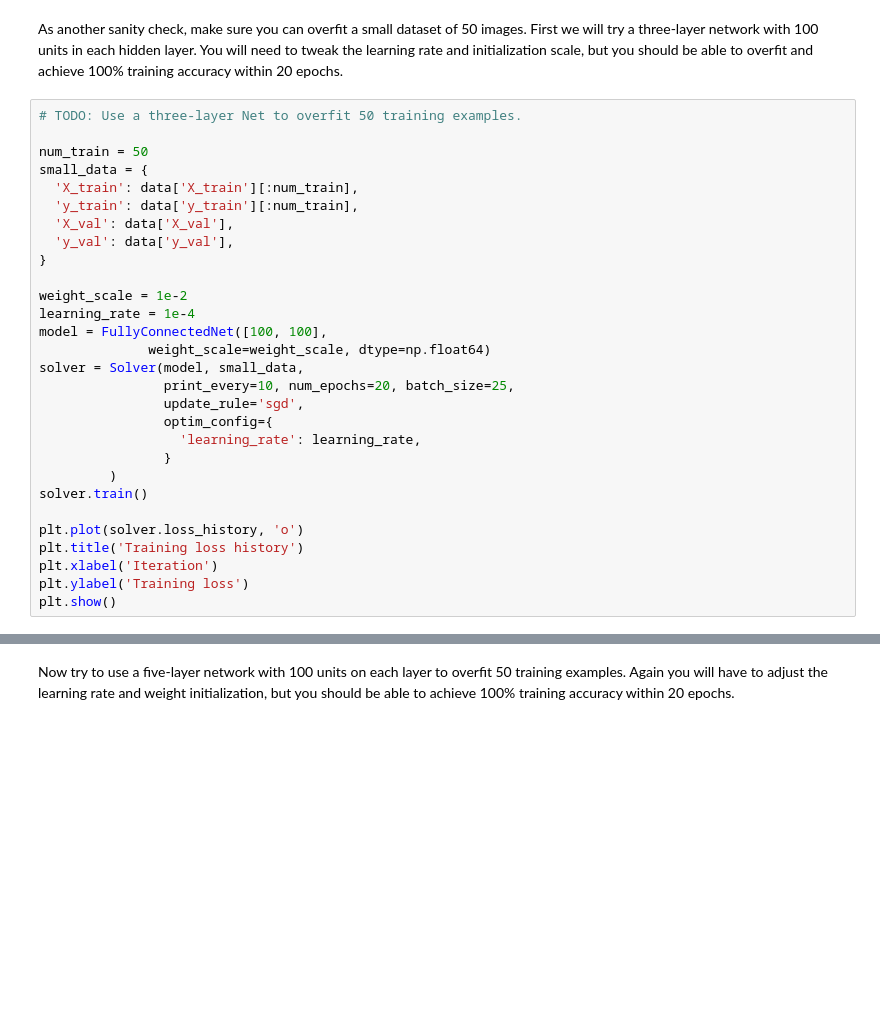
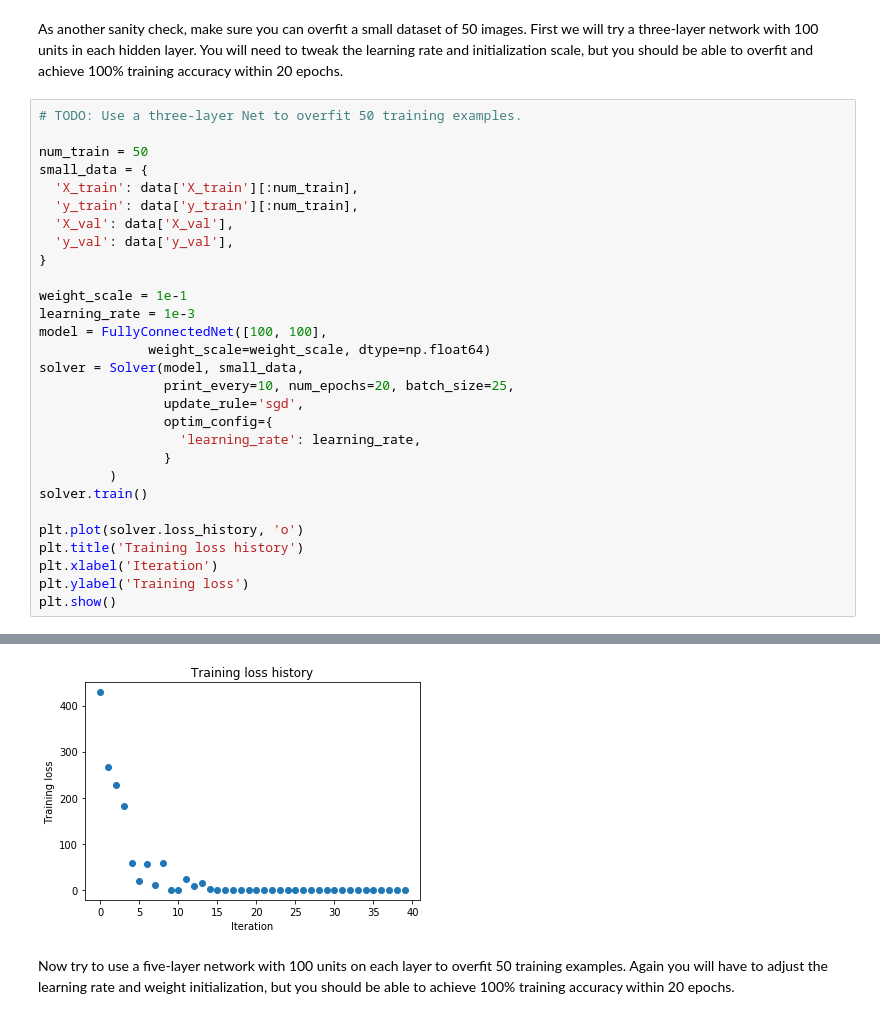
Before and after one commit to ThomasRanvier/stanford-cs231n, a Jupyter notebook: assignment2/FullyConnectedNets.ipynb, the cells around one changed output, grey strips where cells are left out. Saved outputs shown, nothing was run; the diff lists cells and outputs as text; blank space fills up the shorter version.

```diff
--- a/assignment2/FullyConnectedNets.ipynb
+++ b/assignment2/FullyConnectedNets.ipynb
@@ -415,8 +425,8 @@ small_data = {
   'y_val': data['y_val'],
 }
 
-weight_scale = 1e-2
-learning_rate = 1e-4
+weight_scale = 1e-1
+learning_rate = 1e-3
 model = FullyConnectedNet([100, 100],
               weight_scale=weight_scale, dtype=np.float64)
 solver = Solver(model, small_data,
@@ -433,3 +443,4 @@ plt.title('Training loss history')
 plt.xlabel('Iteration')
 plt.ylabel('Training loss')
 plt.show()
+# %% [output]
@@ -436,3 +464,4 @@ plt.show()
+[figure, added]
 # %% [markdown]
 Now try to use a five-layer network with 100 units on each layer to overfit 50 training examples. Again you will have to adjust the learning rate and weight initialization, but you should be able to achieve 100% training accuracy within 20 epochs.
 # %%
```
Also changed, not shown: parts of 16 cells of this notebook, 5 other files.
